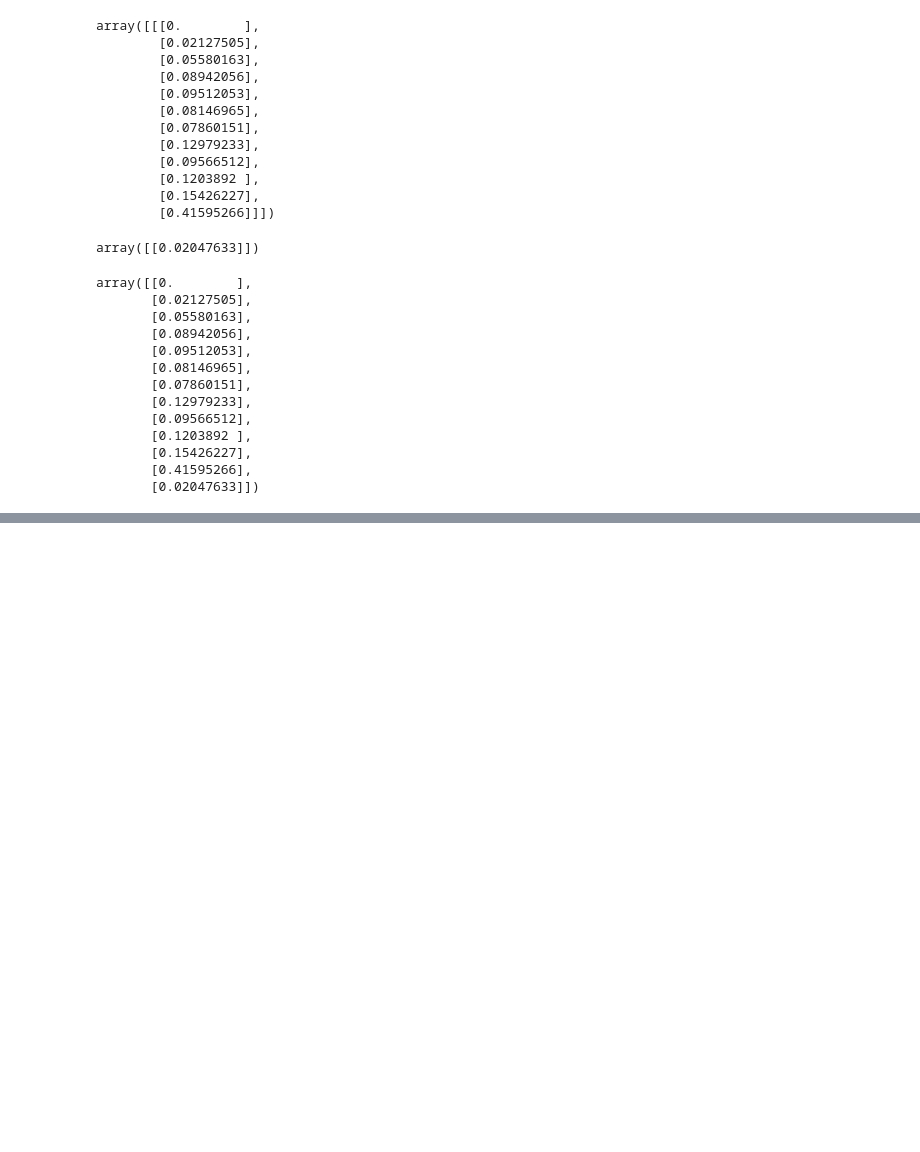
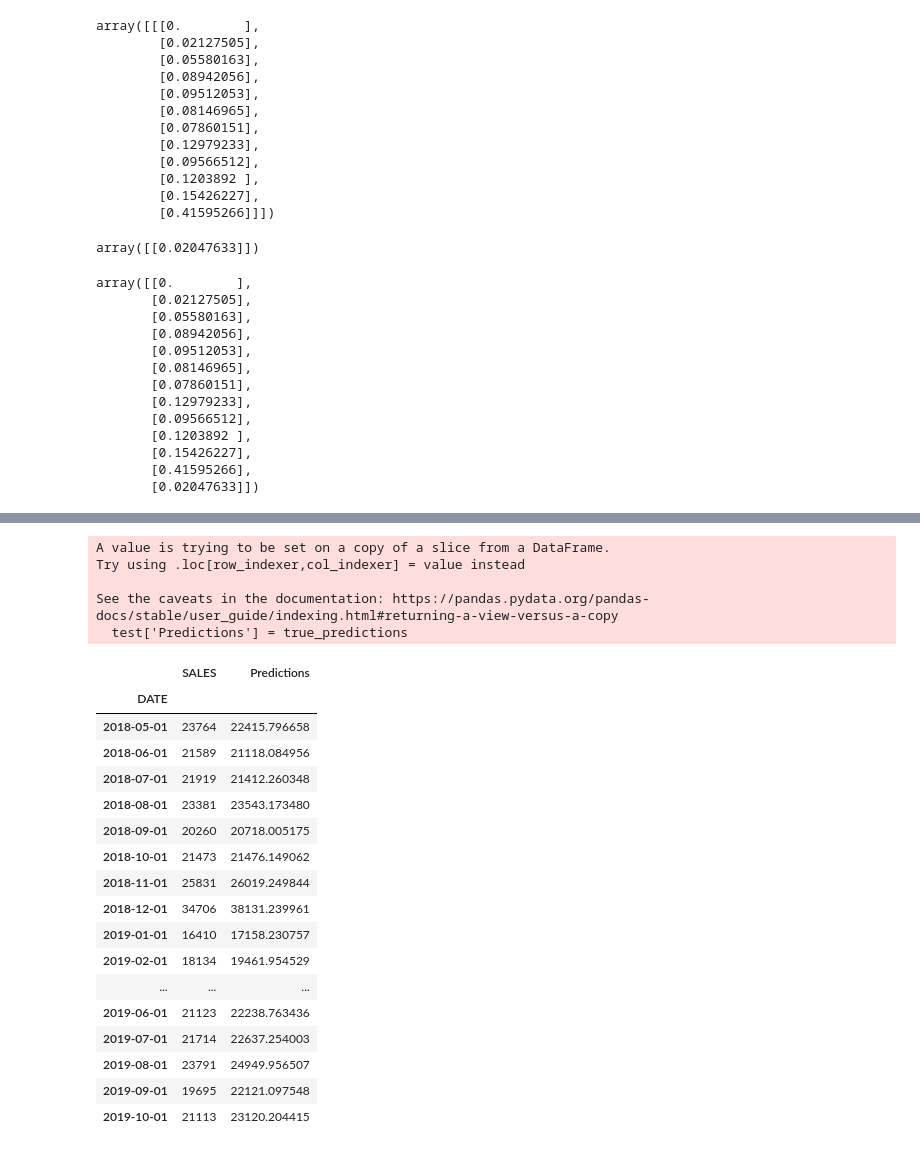
Before and after one commit to Sabbha20/ten-k-learn, a Jupyter notebook: 01 tensorflow-Keras/RNN/002. RNN - TimeSeries.ipynb, the cells around one changed output, grey strips where cells are left out. Saved outputs shown, nothing was run; the diff lists cells and outputs as text; code cells hidden in the pictures; blank space fills up the shorter version.

```diff
--- a/01 tensorflow-Keras/RNN/002. RNN - TimeSeries.ipynb
+++ b/01 tensorflow-Keras/RNN/002. RNN - TimeSeries.ipynb
@@ -156,0 +252,29 @@ model.su
+# %%
+test['Predictions'] = true_predictions
+# %% [output]
+A value is trying to be set on a copy of a slice from a DataFrame.
+Try using .loc[row_indexer,col_indexer] = value instead
+
+See the caveats in the documentation: https://pandas.pydata.org/pandas-docs/stable/user_guide/indexing.html#returning-a-view-versus-a-copy
+  test['Predictions'] = true_predictions
+# %%
+test
+# %% [output]
+|  | SALES | Predictions |
+| DATE |  |  |
+| 2018-05-01 | 23764 | 22415.796658 |
+| 2018-06-01 | 21589 | 21118.084956 |
+| 2018-07-01 | 21919 | 21412.260348 |
+| 2018-08-01 | 23381 | 23543.173480 |
+| 2018-09-01 | 20260 | 20718.005175 |
+| 2018-10-01 | 21473 | 21476.149062 |
+| 2018-11-01 | 25831 | 26019.249844 |
+| 2018-12-01 | 34706 | 38131.239961 |
+| 2019-01-01 | 16410 | 17158.230757 |
+| 2019-02-01 | 18134 | 19461.954529 |
+| ... | ... | ... |
+| 2019-06-01 | 21123 | 22238.763436 |
+| 2019-07-01 | 21714 | 22637.254003 |
+| 2019-08-01 | 23791 | 24949.956507 |
+| 2019-09-01 | 19695 | 22121.097548 |
+| 2019-10-01 | 21113 | 23120.204415 |
```
Also changed, not shown: parts of 11 cells of this notebook.
